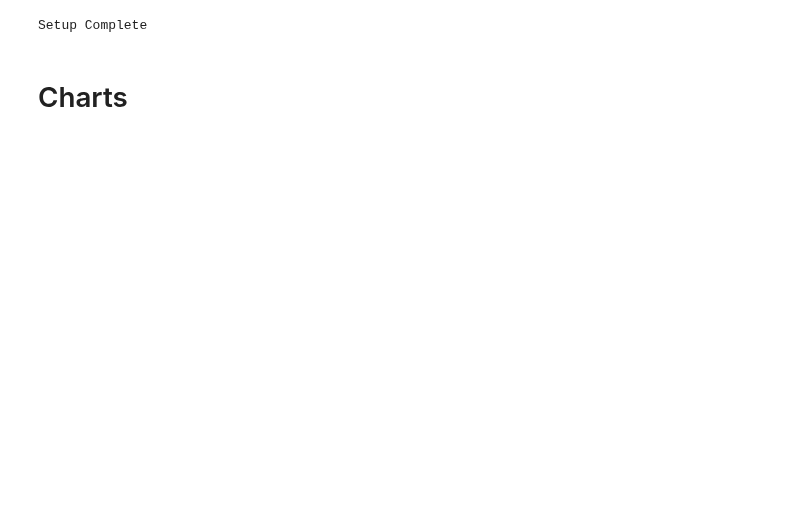
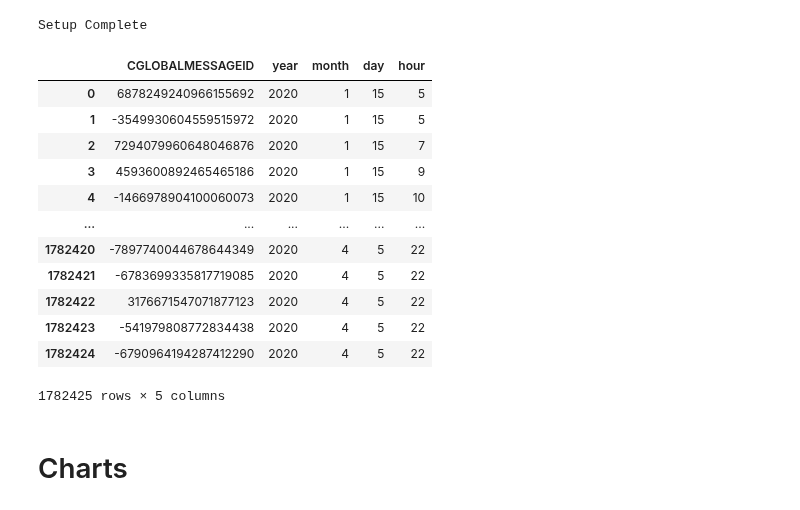
Before and after one commit to scray/scray, a Jupyter notebook: scray-examples/python/demo_messageCharts.ipynb, the cells around one changed output. Saved outputs shown, nothing was run; the diff lists cells and outputs as text; code cells hidden in the pictures; blank space fills up the shorter version.

```diff
--- a/scray-examples/python/demo_messageCharts.ipynb
+++ b/scray-examples/python/demo_messageCharts.ipynb
@@ -153,6 +163,22 @@ def createHeatmap(piv,title="") :
     return ax
 # %% [output]
 Setup Complete
+# %%
+pfall
+# %% [output]
+|  | CGLOBALMESSAGEID | year | month | day | hour |
+| 0 | 6878249240966155692 | 2020 | 1 | 15 | 5 |
+| 1 | -3549930604559515972 | 2020 | 1 | 15 | 5 |
+| 2 | 7294079960648046876 | 2020 | 1 | 15 | 7 |
+| 3 | 4593600892465465186 | 2020 | 1 | 15 | 9 |
+| 4 | -1466978904100060073 | 2020 | 1 | 15 | 10 |
+| ... | ... | ... | ... | ... | ... |
+| 1782420 | -7897740044678644349 | 2020 | 4 | 5 | 22 |
+| 1782421 | -6783699335817719085 | 2020 | 4 | 5 | 22 |
+| 1782422 | 3176671547071877123 | 2020 | 4 | 5 | 22 |
+| 1782423 | -541979808772834438 | 2020 | 4 | 5 | 22 |
+| 1782424 | -6790964194287412290 | 2020 | 4 | 5 | 22 |
+1782425 rows × 5 columns
 # %% [markdown]
 # Charts
 # %%
```
Also changed, not shown: parts of 14 cells of this notebook, 7 other files.
